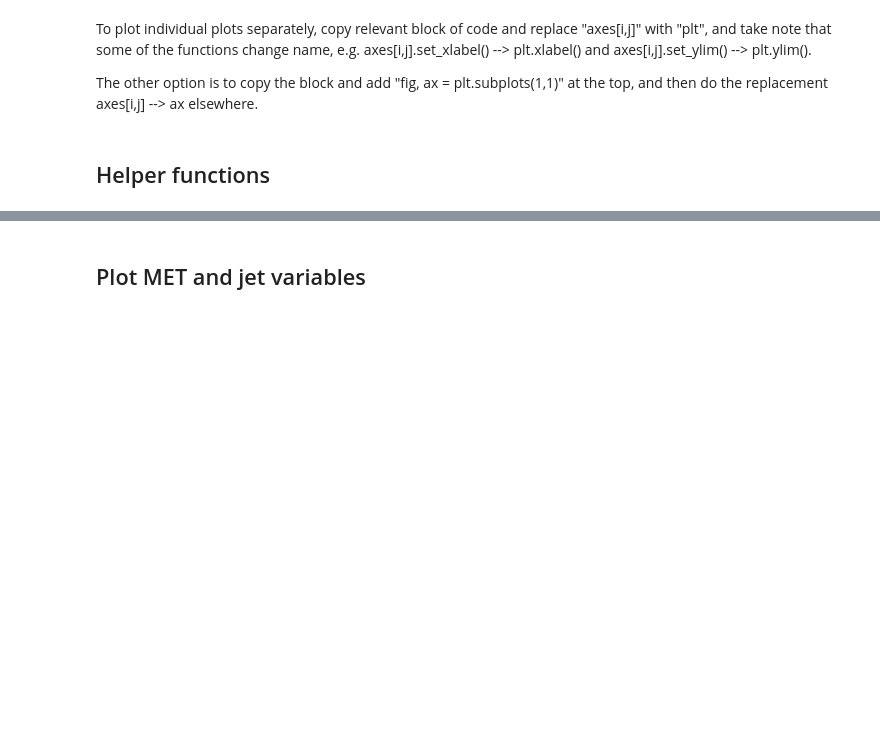
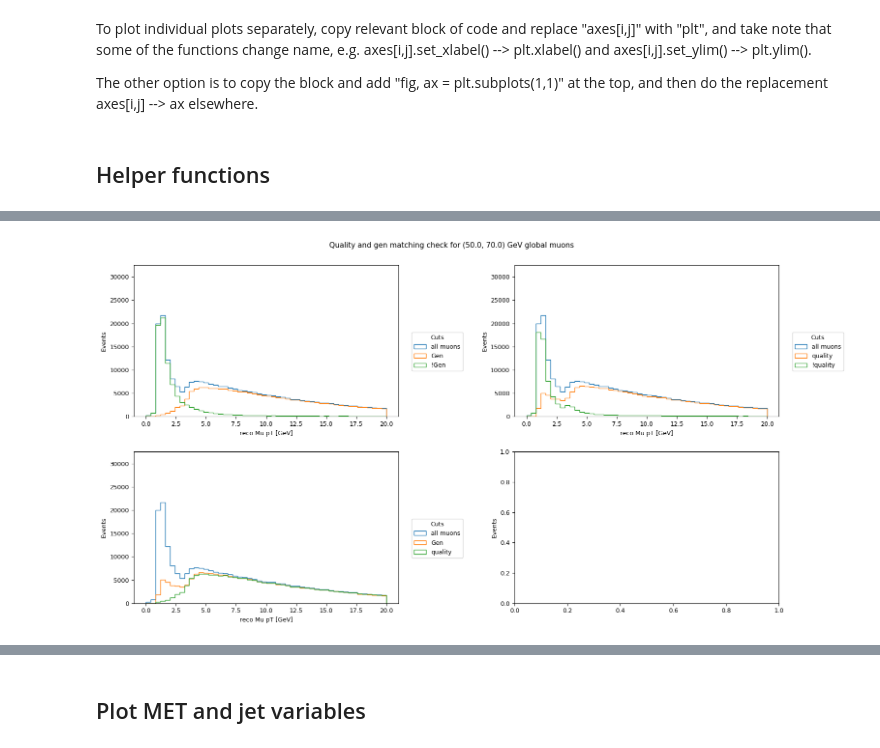
Before and after one commit to afrankenthal/iDM-analysis-plotting, a Jupyter notebook: BeamHalo.ipynb, the cells around one changed output, grey strips where cells are left out. Saved outputs shown, nothing was run; the diff lists cells and outputs as text; code cells hidden in the pictures; blank space fills up the shorter version.

```diff
--- a/BeamHalo.ipynb
+++ b/BeamHalo.ipynb
@@ -285,6 +319,6 @@ checkmuons[mchi][checkmuons[mchi]['isGenMatched']==True].corr()
 # %%
-mchi = '6p0'
-
+mchi = '60p0'
+ctau = 10
 ### Make subplot axes
 fig, axes = plt.subplots(2,2, figsize=(14,8))
 plt.tight_layout(h_pad=4.0, w_pad=16.0)
@@ -298,40 +332,42 @@ fig.subplots_adjust(top=0.92)
 genlabels1 = ['all muons','Gen','!Gen']#, 'is gen and quality']
 genlabels2 = ['all muons','quality','!quality']#
 genlabels3 = ['all muons','Gen','quality']#
 ### reco MET pT
 axes[0,0].set_xlabel('reco Mu pT [GeV]')
 data = []
 #for cut in numCuts:
 #    cutsToApply = reduce(operator.and_, cutsCrit[mchi][0:cut+1])
-data.append(checkgmuons[mchi]['recoPt'])
-data.append(checkgmuons[mchi][checkgmuons[mchi]['isGenMatched']==True]['recoPt'])
-data.append(checkgmuons[mchi][checkgmuons[mchi]['isGenMatched']==False]['recoPt'])
+data.append(checkgmuons[mchi][ctau]['recoPt'])
+data.append(checkgmuons[mchi][ctau][checkgmuons[mchi][ctau]['isGenMatched']==True]['recoPt'])
+data.append(checkgmuons[mchi][ctau][checkgmuons[mchi][ctau]['isGenMatched']==False]['recoPt'])
 #data.append(checkmuons[mchi][checkmuons[mchi]['qualityTrack']==True]['recoPt'])
 #data.append(checkmuons[mchi][checkmuons[mchi][checkmuons[mchi]['qualityTrack']==True]['qualityTrack']==True]['recoPt'])
 plot_full(data, axes[0,0], dict({'range':(0,20)}), labels=genlabels1)
 
 
 axes[0,1].set_xlabel('reco Mu pT [GeV]')
 data = []
 #for cut in numCuts:
 #    cutsToApply = reduce(operator.and_, cutsCrit[mchi][0:cut+1])
-data.append(checkgmuons[mchi]['recoPt'])
-data.append(checkgmuons[mchi][checkgmuons[mchi]['qualityTrack']==True]['recoPt'])
-data.append(checkgmuons[mchi][checkgmuons[mchi]['qualityTrack']==False]['recoPt'])
+data.append(checkgmuons[mchi][ctau]['recoPt'])
+data.append(checkgmuons[mchi][ctau][checkgmuons[mchi][ctau]['qualityTrack']==True]['recoPt'])
+data.append(checkgmuons[mchi][ctau][checkgmuons[mchi][ctau]['qualityTrack']==False]['recoPt'])
 #data.append(checkmuons[mchi][checkmuons[mchi][checkmuons[mchi]['qualityTrack']==True]['qualityTrack']==True]['recoPt'])
 plot_full(data, axes[0,1], dict({'range':(0,20)}), labels=genlabels2)
 
 axes[1,0].set_xlabel('reco Mu pT [GeV]')
 data = []
 #for cut in numCuts:
 #    cutsToApply = reduce(operator.and_, cutsCrit[mchi][0:cut+1])
-data.append(checkgmuons[mchi]['recoPt'])
-data.append(checkgmuons[mchi][checkgmuons[mchi]['qualityTrack']==True]['recoPt'])
-data.append(checkgmuons[mchi][checkgmuons[mchi]['isGenMatched']==True]['recoPt'])
+data.append(checkgmuons[mchi][ctau]['recoPt'])
+data.append(checkgmuons[mchi][ctau][checkgmuons[mchi][ctau]['qualityTrack']==True]['recoPt'])
+data.append(checkgmuons[mchi][ctau][checkgmuons[mchi][ctau]['isGenMatched']==True]['recoPt'])
 #data.append(checkmuons[mchi][checkmuons[mchi][checkmuons[mchi]['qualityTrack']==True]['qualityTrack']==True]['recoPt'])
 plot_full(data, axes[1,0], dict({'range':(0,20)}), labels=genlabels3)
 
 axes[0,0].legend(loc=(1.05,.3), title='Cuts');
 axes[0,1].legend(loc=(1.05,.3), title='Cuts');
 axes[1,0].legend(loc=(1.05,.3), title='Cuts');
+# %% [output]
+[figure, added]
 # %%
```
Also changed, not shown: parts of 15 cells of this notebook, 1 other file.
